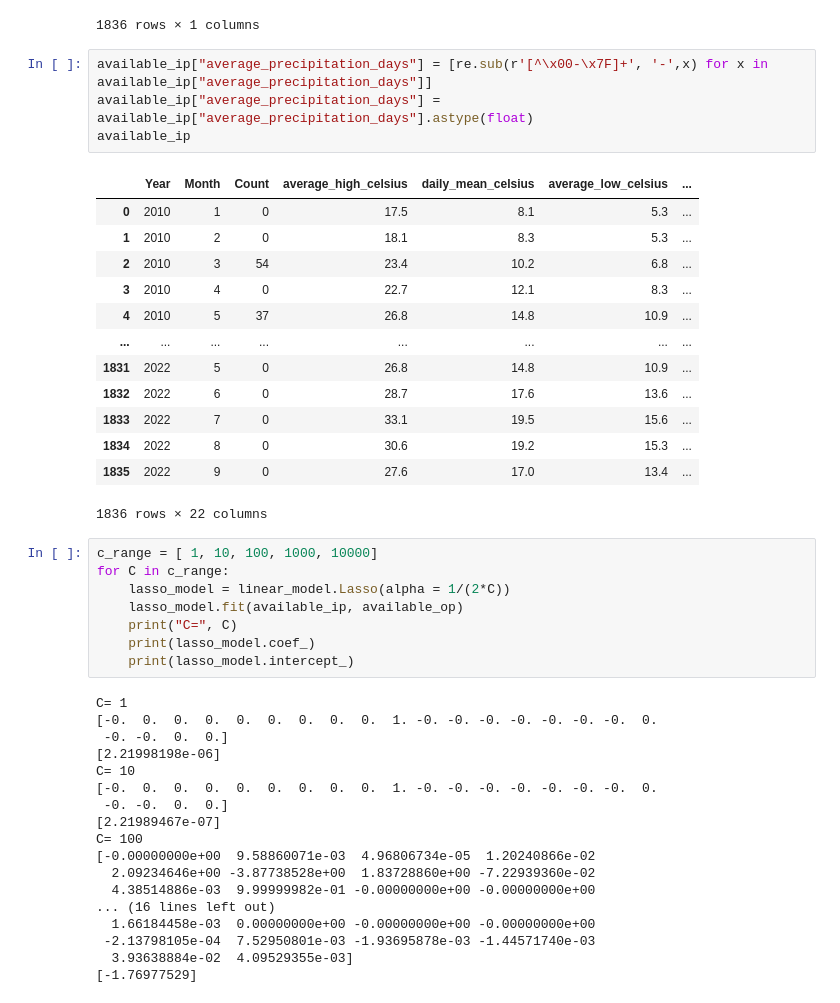
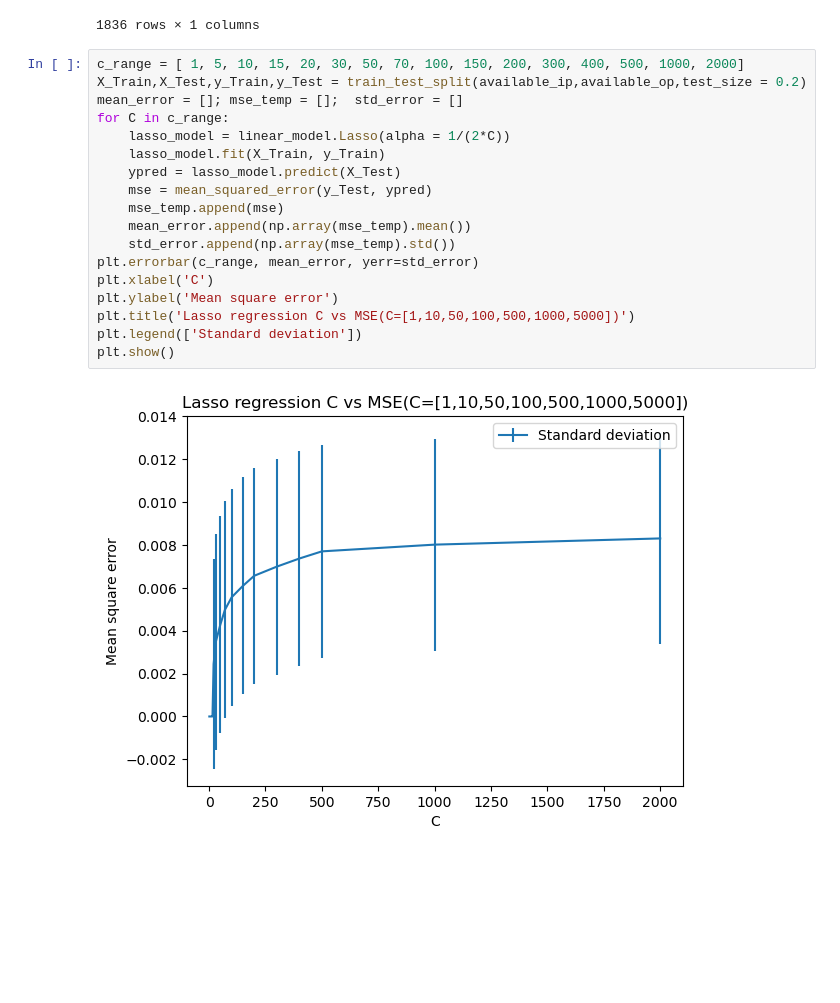
Before and after one commit to Amogh4u/ML_Ireland_tourism_prediction, a Jupyter notebook: project_prediction.ipynb, the cells around one changed output. Cells and saved outputs as stored; diff of their text form; blank space fills up the shorter version.

Commit message:
traintestsplit

```diff
--- a/project_prediction.ipynb
+++ b/project_prediction.ipynb
@@ -28,47 +30,23 @@ available_op
 | 1834 | 20800.0 |
 | 1835 | 28900.0 |
 1836 rows × 1 columns
-# %%
-available_ip["average_precipitation_days"] = [re.sub(r'[^\x00-\x7F]+', '-',x) for x in available_ip["average_precipitation_days"]]
-available_ip["average_precipitation_days"] = available_ip["average_precipitation_days"].astype(float)
-available_ip
-# %% [output]
-|  | Year | Month | Count | average_high_celsius | daily_mean_celsius | average_low_celsius | ... |
-| 0 | 2010 | 1 | 0 | 17.5 | 8.1 | 5.3 | ... |
-| 1 | 2010 | 2 | 0 | 18.1 | 8.3 | 5.3 | ... |
-| 2 | 2010 | 3 | 54 | 23.4 | 10.2 | 6.8 | ... |
-| 3 | 2010 | 4 | 0 | 22.7 | 12.1 | 8.3 | ... |
-| 4 | 2010 | 5 | 37 | 26.8 | 14.8 | 10.9 | ... |
-| ... | ... | ... | ... | ... | ... | ... | ... |
-| 1831 | 2022 | 5 | 0 | 26.8 | 14.8 | 10.9 | ... |
-| 1832 | 2022 | 6 | 0 | 28.7 | 17.6 | 13.6 | ... |
-| 1833 | 2022 | 7 | 0 | 33.1 | 19.5 | 15.6 | ... |
-| 1834 | 2022 | 8 | 0 | 30.6 | 19.2 | 15.3 | ... |
-| 1835 | 2022 | 9 | 0 | 27.6 | 17.0 | 13.4 | ... |
-1836 rows × 22 columns
-# %%
-c_range = [ 1, 10, 100, 1000, 10000]
-for C in c_range:
-    lasso_model = linear_model.Lasso(alpha = 1/(2*C))
-    lasso_model.fit(available_ip, available_op)
-    print("C=", C)
-    print(lasso_model.coef_)
-    print(lasso_model.intercept_)
-# %% [output]
-C= 1
-[-0.  0.  0.  0.  0.  0.  0.  0.  0.  1. -0. -0. -0. -0. -0. -0. -0.  0.
- -0. -0.  0.  0.]
-[2.21998198e-06]
-C= 10
-[-0.  0.  0.  0.  0.  0.  0.  0.  0.  1. -0. -0. -0. -0. -0. -0. -0.  0.
- -0. -0.  0.  0.]
-[2.21989467e-07]
-C= 100
-[-0.00000000e+00  9.58860071e-03  4.96806734e-05  1.20240866e-02
-  2.09234646e+00 -3.87738528e+00  1.83728860e+00 -7.22939360e-02
-  4.38514886e-03  9.99999982e-01 -0.00000000e+00 -0.00000000e+00
-... (16 lines left out)
-  1.66184458e-03  0.00000000e+00 -0.00000000e+00 -0.00000000e+00
- -2.13798105e-04  7.52950801e-03 -1.93695878e-03 -1.44571740e-03
-  3.93638884e-02  4.09529355e-03]
-[-1.76977529]
+# %%
+c_range = [ 1, 5, 10, 15, 20, 30, 50, 70, 100, 150, 200, 300, 400, 500, 1000, 2000]
+X_Train,X_Test,y_Train,y_Test = train_test_split(available_ip,available_op,test_size = 0.2)
+mean_error = []; mse_temp = [];  std_error = []
+for C in c_range:
+    lasso_model = linear_model.Lasso(alpha = 1/(2*C))
+    lasso_model.fit(X_Train, y_Train)
+    ypred = lasso_model.predict(X_Test)
+    mse = mean_squared_error(y_Test, ypred)
+    mse_temp.append(mse)
+    mean_error.append(np.array(mse_temp).mean())
+    std_error.append(np.array(mse_temp).std())
+plt.errorbar(c_range, mean_error, yerr=std_error)
+plt.xlabel('C')
+plt.ylabel('Mean square error')
+plt.title('Lasso regression C vs MSE(C=[1,10,50,100,500,1000,5000])')
+plt.legend(['Standard deviation'])
+plt.show()
+# %% [output]
+[figure, added]
```
Also changed, not shown: parts of 1 cell of this notebook, 2 other files.
